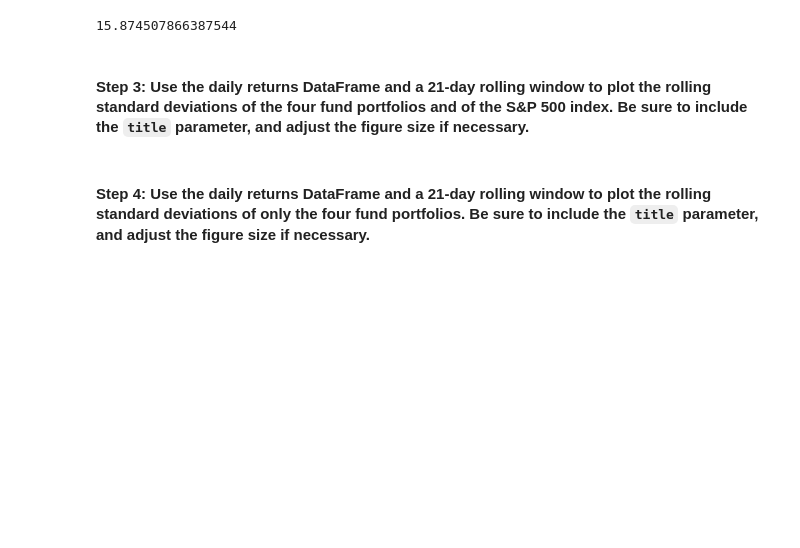
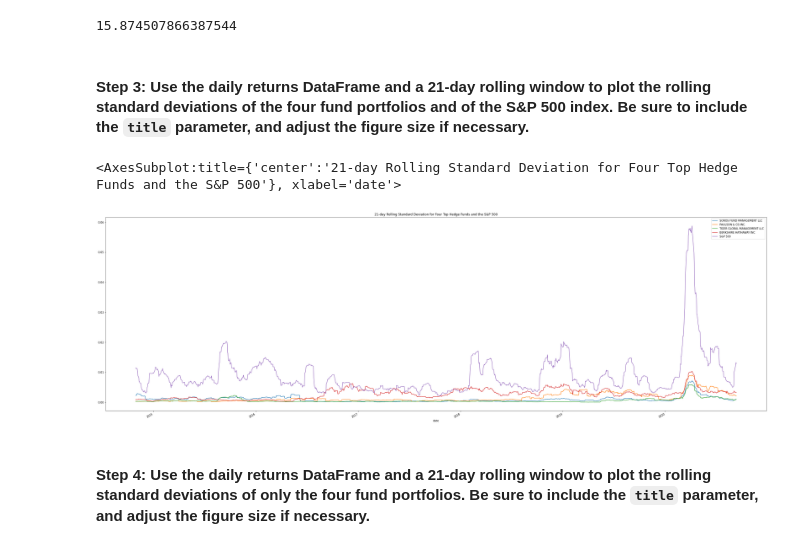
Before and after one commit to phodsman/Hedge-Fund-Risk-and-Return-Analyzer, a Jupyter notebook: risk_return_analysis.ipynb, the cells around one changed output. Cells and saved outputs as stored; diff of their text form; code cells hidden in the pictures; blank space fills up the shorter version.

Commit message:
Added 21 day rolling standard deviation both for all funds and for only the hedge funds analyzed. Added analsysis text.

```diff
--- a/risk_return_analysis.ipynb
+++ b/risk_return_analysis.ipynb
@@ -257,8 +257,11 @@ dtype: float64
 # %%
 # Using the daily returns DataFrame and a 21-day rolling window,
 # plot the rolling standard deviation of the 4 portfolios and the S&P 500
 # Include a title parameter and adjust the figure size
-# YOUR CODE HERE
+daily_returns.rolling(window=21).std().plot(title="21-day Rolling Standard Deviation for Four Top Hedge Funds and the S&P 500", figsize=[45, 15])
+# %% [output]
+<AxesSubplot:title={'center':'21-day Rolling Standard Deviation for Four Top Hedge Funds and the S&P 500'}, xlabel='date'>
+[figure, added]
 # %% [markdown]
 #### Step 4: Use the daily returns DataFrame and a 21-day rolling window to plot the rolling standard deviations of only the four fund portfolios. Be sure to include the `title` parameter, and adjust the figure size if necessary.
 # %%
```
Also changed, not shown: parts of 4 cells of this notebook.
